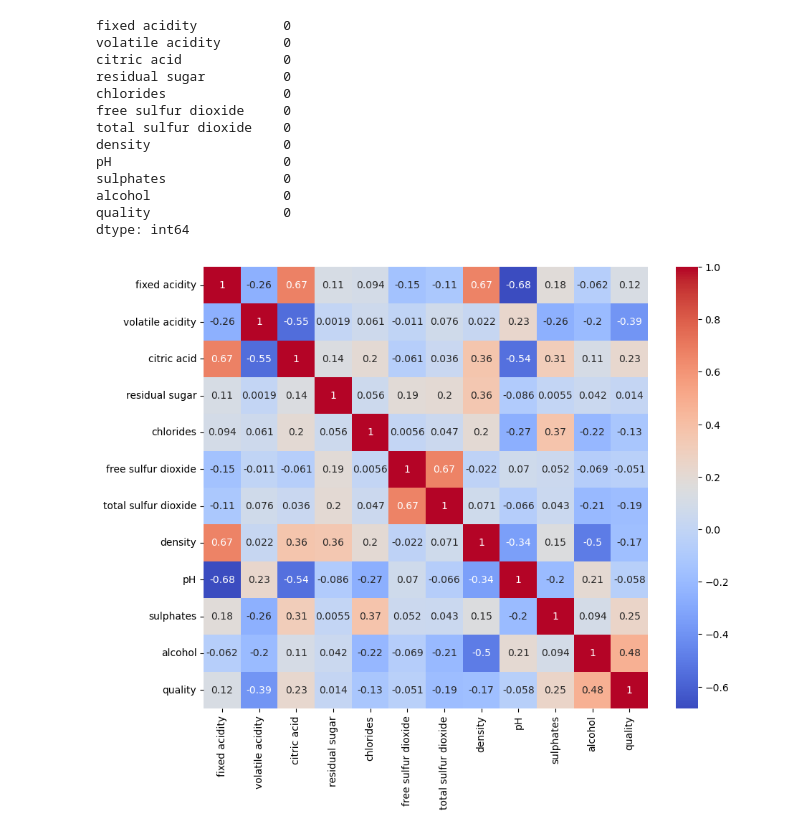
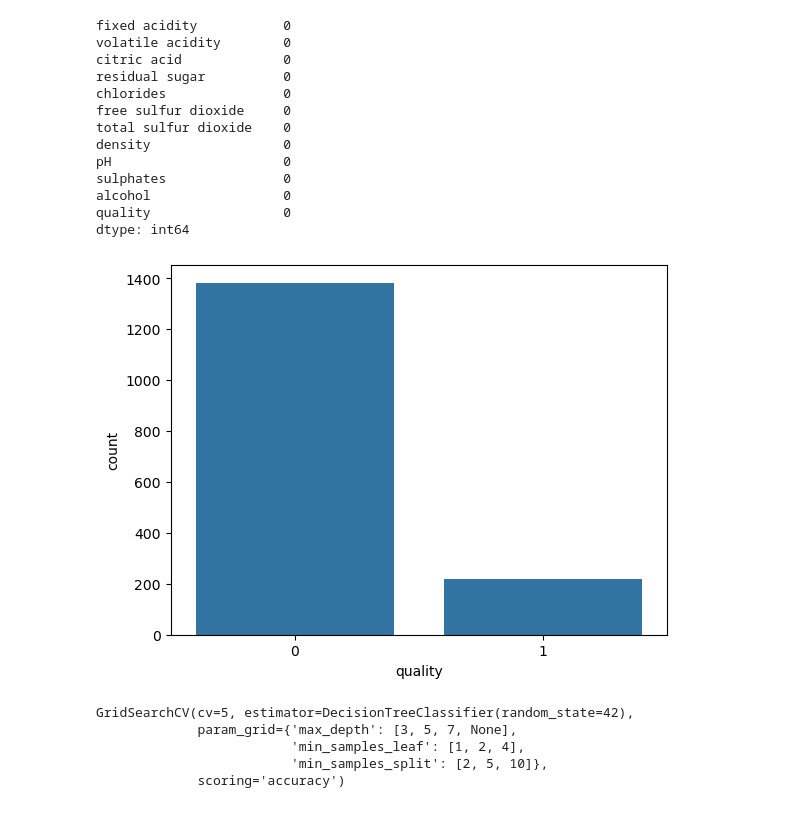
Before and after one commit to Dammte/UNAD, a Jupyter notebook: arbol_decisiones.ipynb, the cells around one changed output. Saved outputs shown, nothing was run; the diff lists cells and outputs as text; code cells hidden in the pictures.

Commit message:
Arbol Decisiones

```diff
--- a/arbol_decisiones.ipynb
+++ b/arbol_decisiones.ipynb
@@ -40,14 +59,3 @@ sulphates               0
 alcohol                 0
 quality                 0
 dtype: int64
-# %%
-import seaborn as sns
-import matplotlib.pyplot as plt
-
-plt.figure(figsize=(10,8))
-sns.heatmap(data.corr(), annot=True, cmap='coolwarm')
-plt.show()
-# %% [output]
-[figure, removed]
-# %%
-data.fillna(data.mean(), inplace=True)
@@ -60,0 +62,6 @@ data_scaled['quality'] = data['quality']
+# %%
+data['quality'] = data['quality'].apply(lambda x: 1 if x >= 7 else 0)
+sns.countplot(x='quality', data=data)
+plt.show()
+# %% [output]
+[figure, added]
@@ -67,0 +73,12 @@ X_train, X_test, y_train, y_test = train_test_split(X, y, test_size=0.3, random_
+# %%
+param_grid = {'max_depth': [3, 5, 7, None],
+              'min_samples_split': [2, 5, 10],
+              'min_samples_leaf': [1, 2, 4]}
+grid_search = GridSearchCV(DecisionTreeClassifier(random_state=42), param_grid, cv=5, scoring='accuracy')
+grid_search.fit(X_train, y_train)
+# %% [output]
+GridSearchCV(cv=5, estimator=DecisionTreeClassifier(random_state=42),
+             param_grid={'max_depth': [3, 5, 7, None],
+                         'min_samples_leaf': [1, 2, 4],
+                         'min_samples_split': [2, 5, 10]},
+             scoring='accuracy')
```
Also changed, not shown: parts of 22 cells of this notebook.
